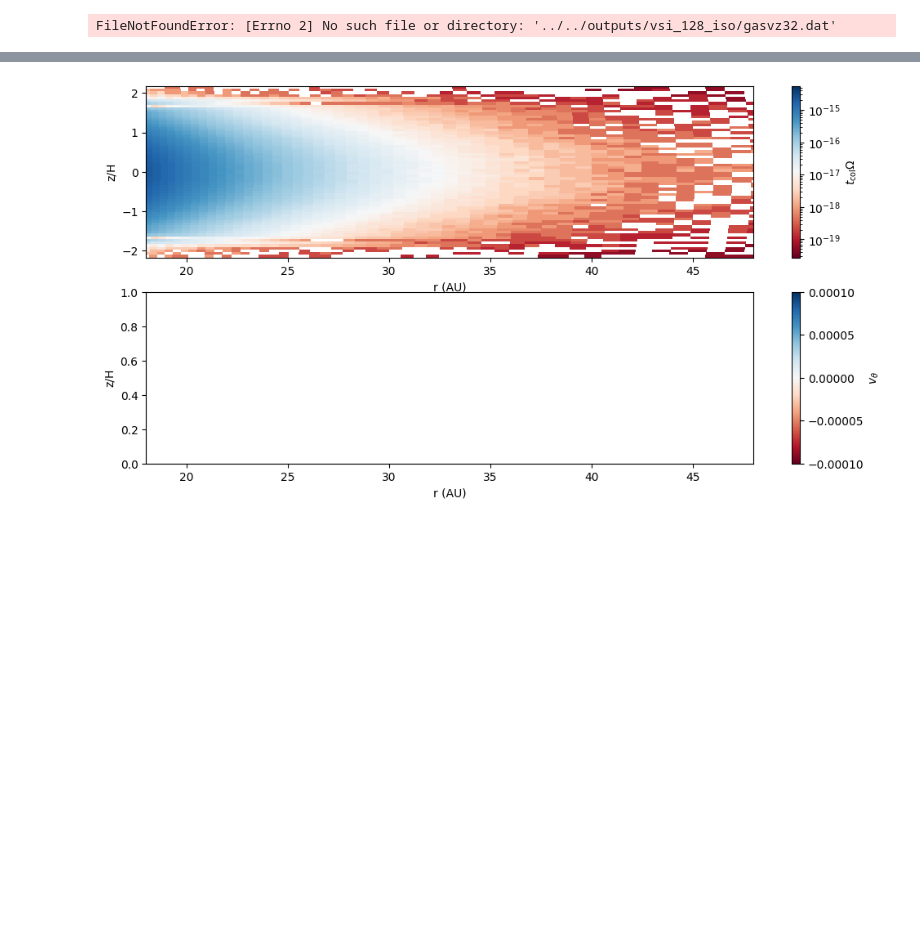
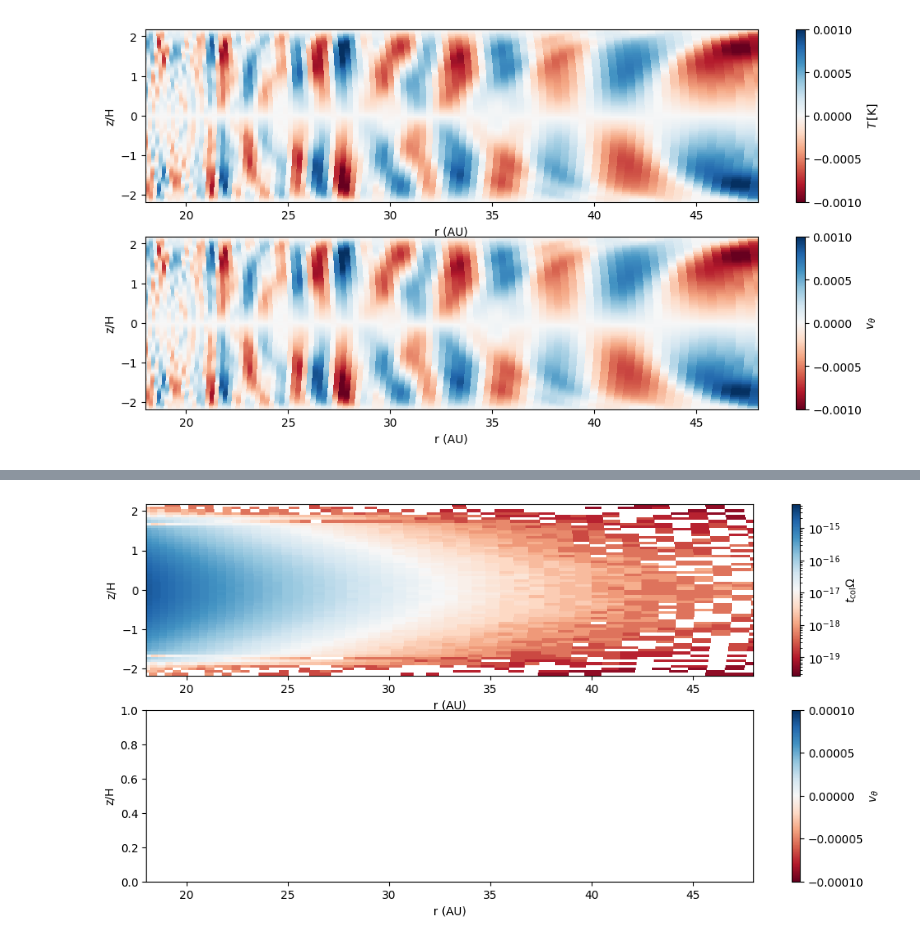
Before and after one commit to NadineSoliman/fargo3d, a Jupyter notebook: setups/vsi/vsi.ipynb, the cells around one changed output, grey strips where cells are left out. Cells and saved outputs as stored; diff of their text form; code cells hidden in the pictures; blank space fills up the shorter version.

```diff
--- a/setups/vsi/vsi.ipynb
+++ b/setups/vsi/vsi.ipynb
@@ -91,40 +93,38 @@ show()
 # %%
-n =32
+n =38
 
 vthetan_th = fromfile("../../outputs/vsi_128_iso/gasvz{:d}.dat".format(n)).reshape(nz,ny)
 vthetan_d= fromfile("../../outputs//vsi_128_iso/dust1vz{:d}.dat".format(n)).reshape(nz,ny)
 # tcol= fromfile("../../outputs//vsi_128_iso/Tcol{:d}.dat".format(n)).reshape(nz,ny)
 
 
 cg = R_MU /(gamma -1)
 cd = 0.088* cg
 
-Tdust = edn_th / rhodn_th / Kelvin_code / cd
 
 H0 = 0.06
 fig = plt.figure(figsize=(12, 6))
 
 ax1 = fig.add_subplot(211)
-print(1/np.mean(tcol))
 # surf1 = ax1.pcolormesh(30*R*sin(T),cos(T)/H0, np.abs(1/tcol), cmap='RdBu', norm =matplotlib.colors.LogNorm(vmin = 1e-2, vmax = 1e2))
-surf1 = ax1.pcolormesh(30*R*sin(T),cos(T)/H0, vthetan_th, cmap='RdBu', vmin=-0.01,vmax=0.01)
+surf1 = ax1.pcolormesh(30*R*sin(T),cos(T)/H0, vthetan_th, cmap='RdBu', vmin=-0.001,vmax=0.001)
 
 ax1.set_xlabel('r (AU)')
 ax1.set_ylabel('z/H')
 ax1.set_xlim(0.6*30, 1.6*30)
 fig.colorbar(surf1, ax=ax1, label=r'$T\, [\rm K]$')
 
 # fig.colorbar(surf1, ax=ax1, label=r'$t_{\rm col}  \Omega$')
 
 ax2 = fig.add_subplot(212)
-surf2 = ax2.pcolormesh(30*R*sin(T),cos(T)/H0, vthetan_d, cmap='RdBu', vmin=-0.01,vmax=0.01)
+surf2 = ax2.pcolormesh(30*R*sin(T),cos(T)/H0, vthetan_d, cmap='RdBu', vmin=-0.001,vmax=0.001)
 ax2.set_xlabel('r (AU)')
 ax2.set_ylabel('z/H')
 ax2.set_xlim(30*0.6, 30*1.6)
 fig.colorbar(surf2, ax=ax2, label=r'$v_\theta$')
 show()
 # %% [output]
-FileNotFoundError: [Errno 2] No such file or directory: '../../outputs/vsi_128_iso/gasvz32.dat'
+[figure, added]
 # %%
 n =100
 
```
Also changed, not shown: parts of 9 cells of this notebook, 13 other files.
